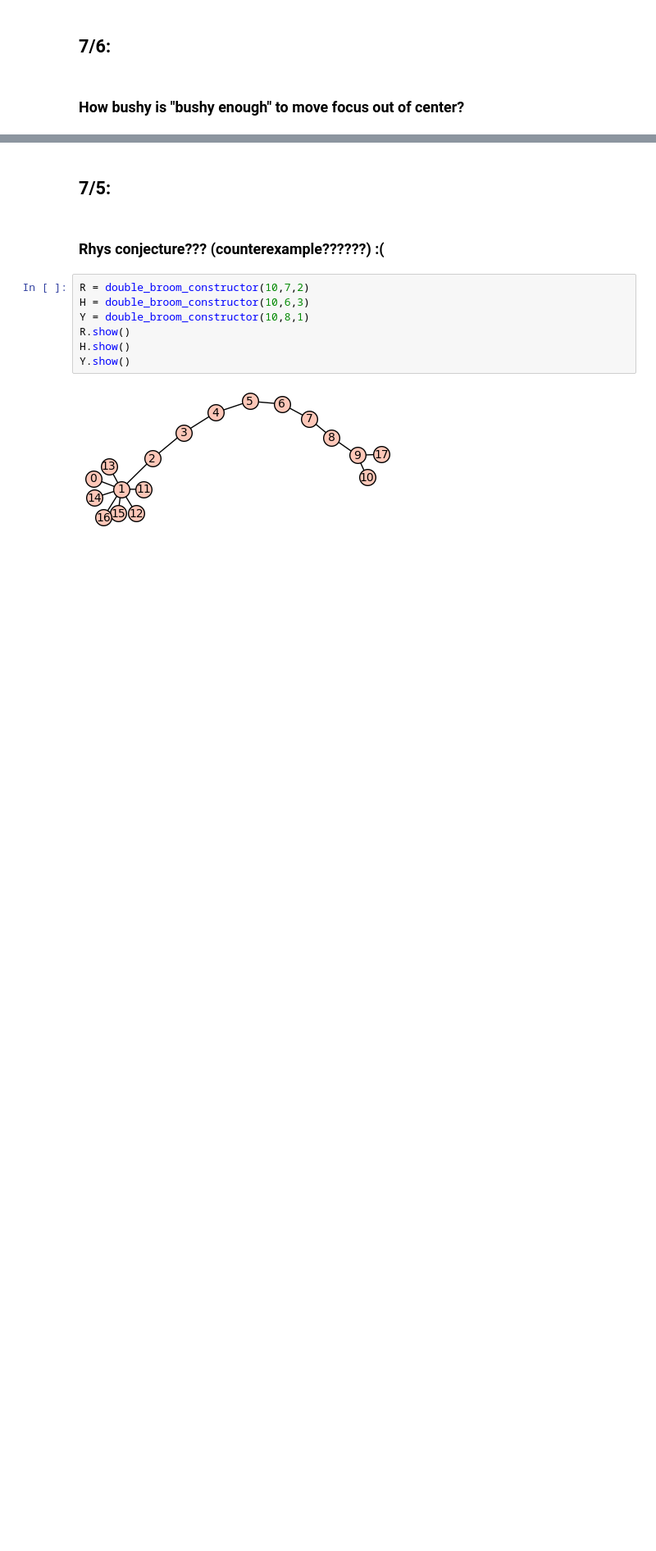
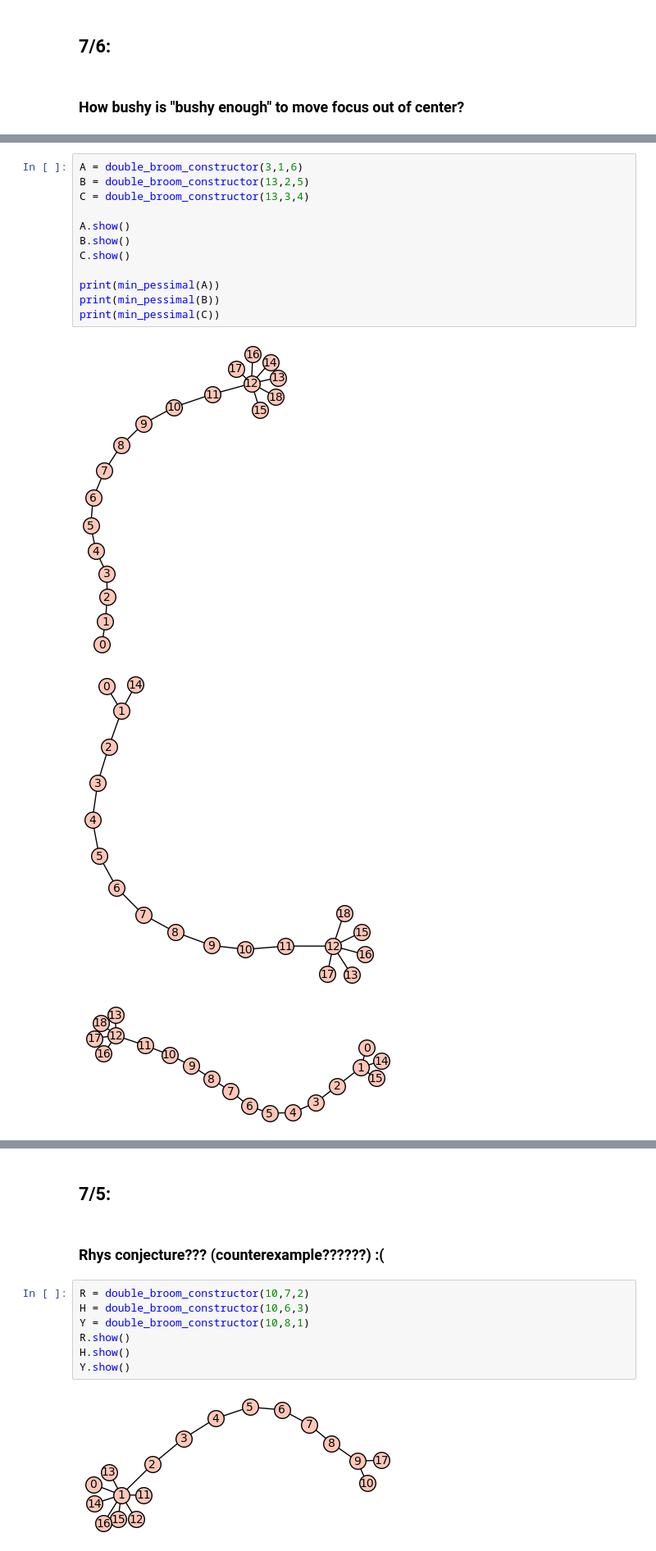
Before and after one commit to Sniggiho/myx, a Jupyter notebook: DailyScratchWork.ipynb, the cells around one changed output, grey strips where cells are left out. Shown at 82% size. Saved outputs shown, nothing was run; the diff lists cells and outputs as text; blank space fills up the shorter version.

```diff
--- a/DailyScratchWork.ipynb
+++ b/DailyScratchWork.ipynb
@@ -31,0 +154,16 @@ print(hitting_time_matrix(A))
+# %%
+A = double_broom_constructor(3,1,6)
+B = double_broom_constructor(13,2,5)
+C = double_broom_constructor(13,3,4)
+
+A.show()
+B.show()
+C.show()
+
+print(min_pessimal(A))
+print(min_pessimal(B))
+print(min_pessimal(C))
+# %% [output]
+[figure, added]
+[figure, added]
+[figure, added]
```
Also changed, not shown: parts of 6 cells of this notebook, 1 other file.
